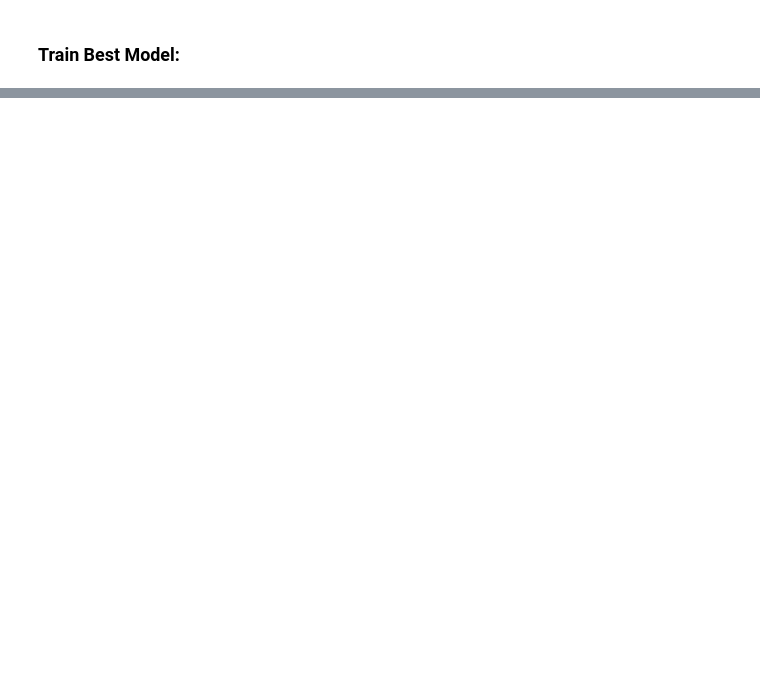
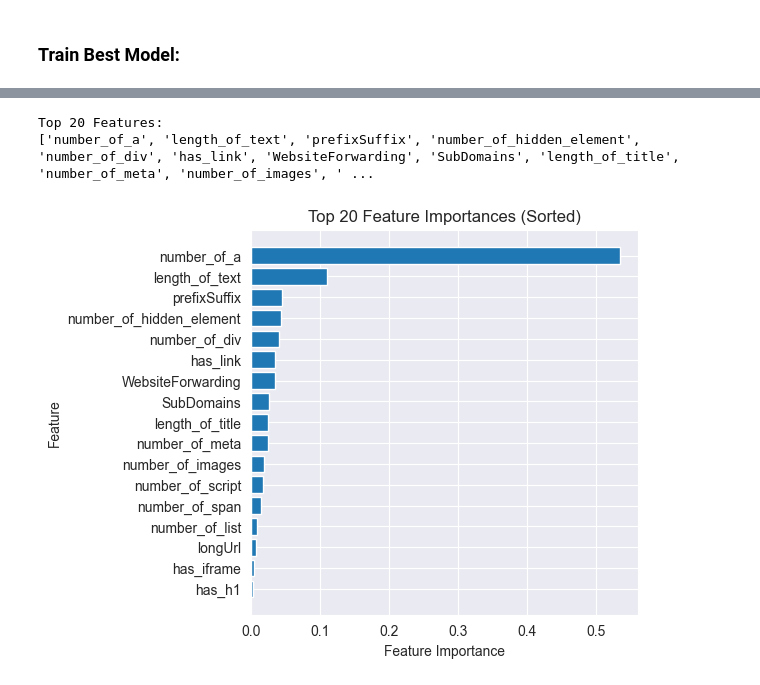
Before and after one commit to HarryD97/URL-Content-based-Phishing-Website-Detection-using-Machine-Learning, a Jupyter notebook: Model/Training.ipynb, the cells around one changed output, grey strips where cells are left out. Cells and saved outputs as stored; diff of their text form; code cells hidden in the pictures; blank space fills up the shorter version.

```diff
--- a/Model/Training.ipynb
+++ b/Model/Training.ipynb
@@ -437,3 +368,32 @@ macro avg   0.956062  0.956028  0.956006
+# %%
+# Calculate feature importance and sort them
+feature_importance = pd.DataFrame({
+    'feature': X_train.columns,
+    'importance': tree.feature_importances_
+})
+feature_importance_sorted = feature_importance.sort_values('importance', ascending=False)
+
+# Select and print the top 20 most important features
+top_20_features = feature_importance_sorted.head(20)
+print("Top 20 Features:")
+print(top_20_features['feature'].tolist())
+
+# Plot the top 20 features
+plt.figure(figsize=(5, 5))
+plt.barh(range(len(top_20_features)),
+         top_20_features['importance'],
+         align='center')
+plt.yticks(range(len(top_20_features)),
+           top_20_features['feature'])
+plt.title("Top 20 Feature Importances (Sorted)")
+plt.xlabel("Feature Importance")
+plt.ylabel("Feature")
+plt.gca().invert_yaxis()  # Invert y-axis for better visualization
+plt.show()
+# %% [output]
+Top 20 Features:
+['number_of_a', 'length_of_text', 'prefixSuffix', 'number_of_hidden_element', 'number_of_div', 'has_link', 'WebsiteForwarding', 'SubDomains', 'length_of_title', 'number_of_meta', 'number_of_images', ' ...
+[figure, added]
 # %%
 from sklearn.tree import DecisionTreeClassifier, plot_tree
 import matplotlib.pyplot as plt
```
Also changed, not shown: parts of 56 cells of this notebook, 5 other files.
